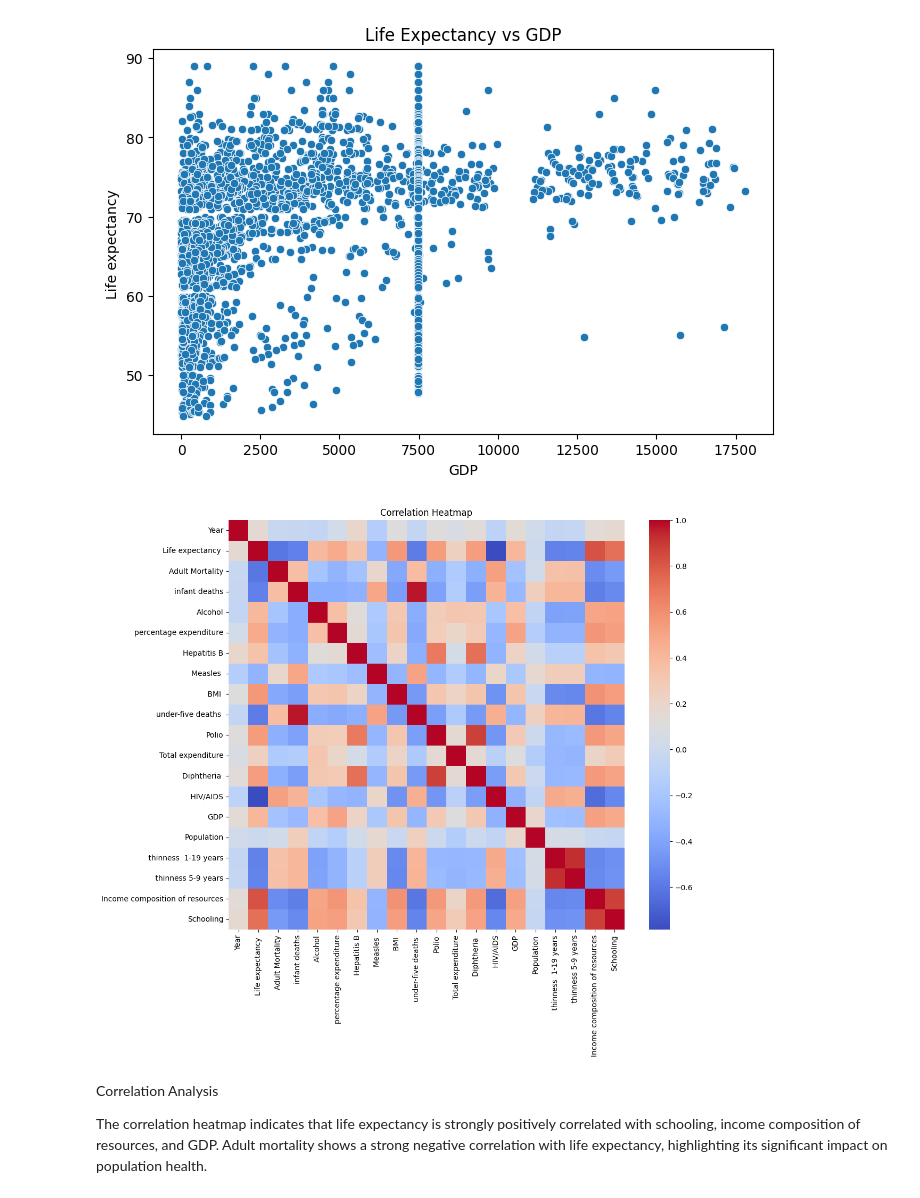
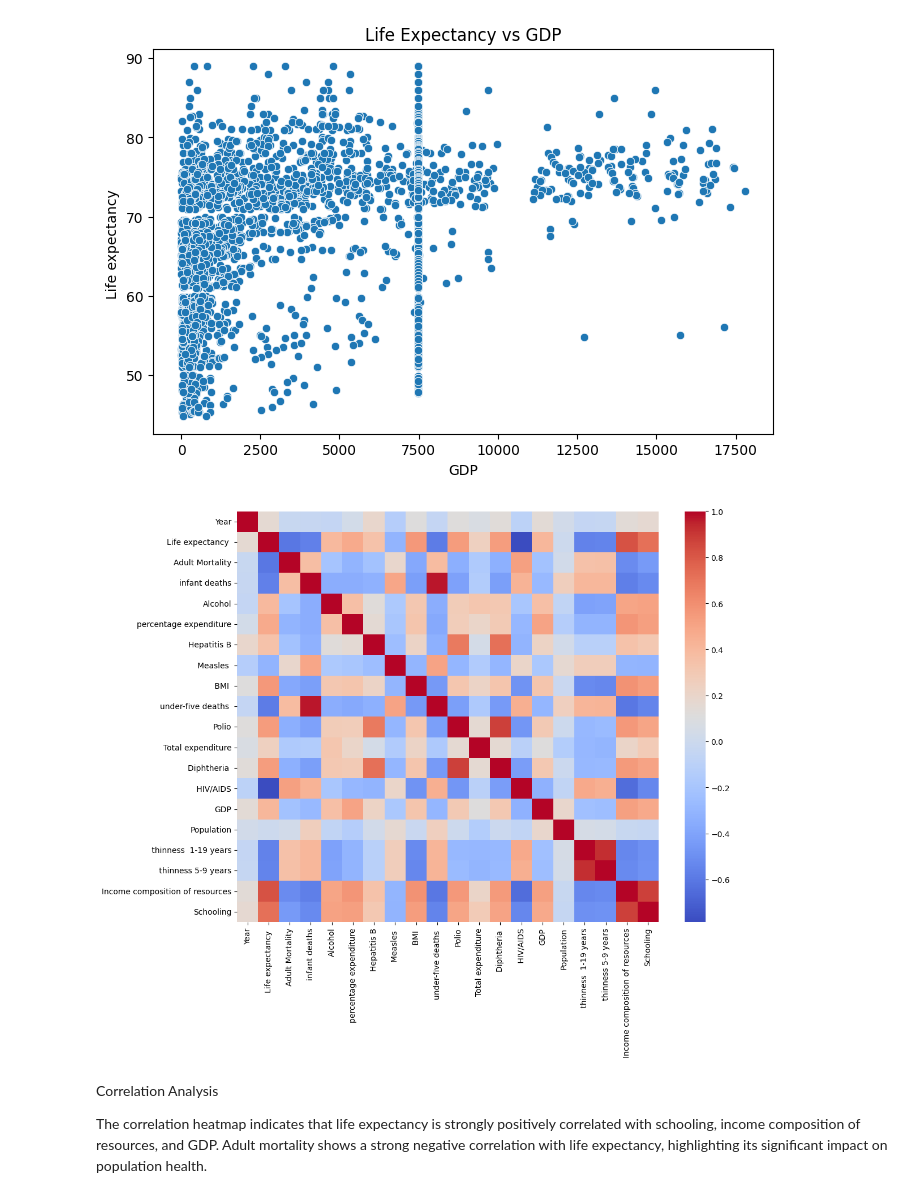
Before and after one commit to VanshSoni-rgb/Life-Expectancy-Analysis, a Jupyter notebook: notebooks/exploratory_data_analysis.ipynb, the cells around one changed output. Drawn from its saved outputs; the diff is of its cells as text; code cells hidden in the pictures.

Commit message:
Used savefig for correlation image.

```diff
--- a/notebooks/exploratory_data_analysis.ipynb
+++ b/notebooks/exploratory_data_analysis.ipynb
@@ -48,11 +48,13 @@ plt.show()
 # %%
 plt.figure(figsize=(12,10))
 corr = df.corr(numeric_only=True)
 sns.heatmap(corr, cmap='coolwarm', annot=False)
-plt.title('Correlation Heatmap')
+# After you have drawn your heatmap
+plt.tight_layout()
+plt.savefig("../images/correlation_heatmap.png", bbox_inches='tight')
 plt.show()
 # %% [output]
-[figure, old version]
+[figure, new version]
 # %% [markdown]
 Correlation Analysis
 
```
